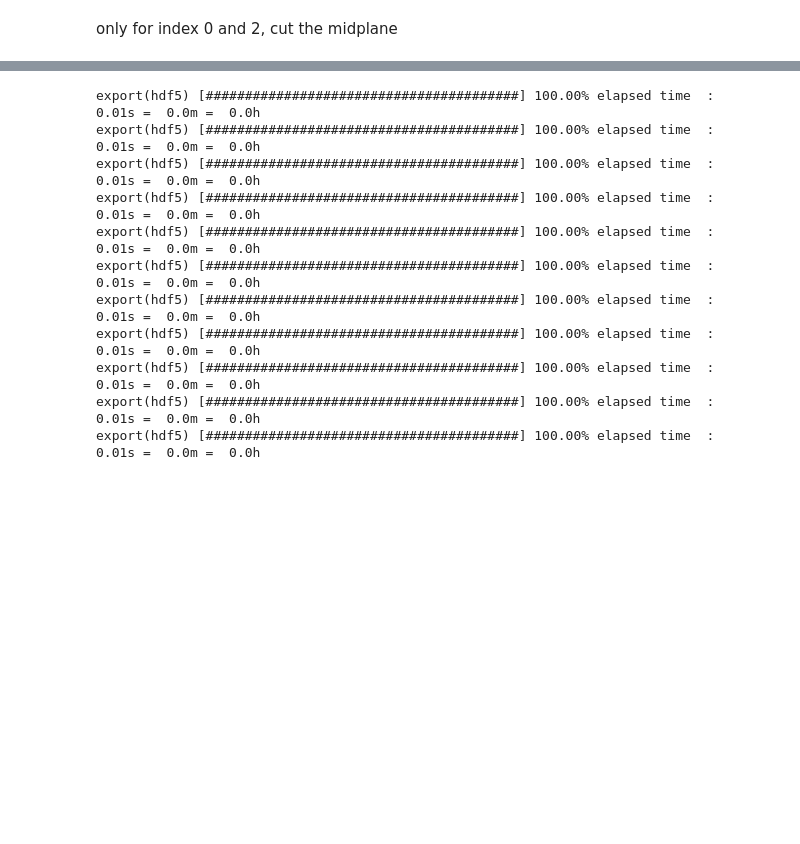
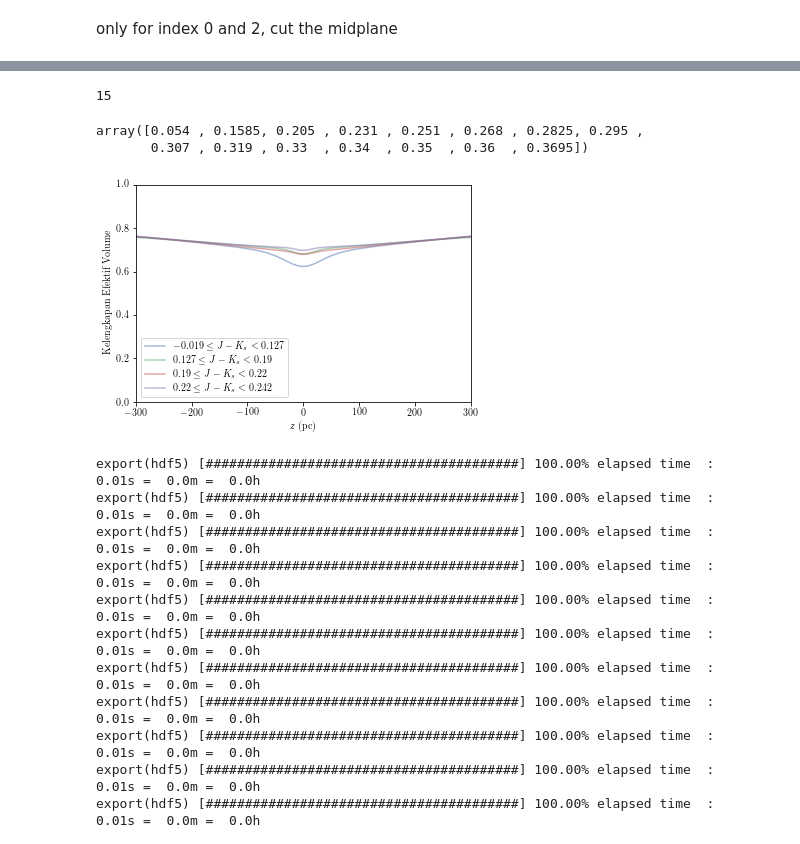
Before and after one commit to Alisyaifudin/Thesis-Project, a Jupyter notebook: 4_Vertical_Number/no/4.3. Effective Volume.ipynb, the cells around one changed output, grey strips where cells are left out. Cells and saved outputs as stored; diff of their text form; code cells hidden in the pictures; blank space fills up the shorter version.

```diff
--- a/4_Vertical_Number/no/4.3. Effective Volume.ipynb
+++ b/4_Vertical_Number/no/4.3. Effective Volume.ipynb
@@ -250,3 +250,34 @@ for i, file in enumerate(files):
+# %%
+len(fracs)
+# %% [output]
+15
+# %%
+import re
+c1, c2 = [], []
+# get the value between () of the file name
+for f in names:
+    c1.append(float(re.findall(r'\((.*?)\)', f)[0]))
+    c2.append(float(re.findall(r'\((.*?)\)', f)[1]))
+c1 = np.array(c1)
+c2 = np.array(c2)
+c = 0.5*(c1+c2)
+c
+# %% [output]
+array([0.054 , 0.1585, 0.205 , 0.231 , 0.251 , 0.268 , 0.2825, 0.295 ,
+       0.307 , 0.319 , 0.33  , 0.34  , 0.35  , 0.36  , 0.3695])
+# %%
+for i, frac in enumerate(fracs[::4]):
+    plt.plot(z, frac, label=r"${}\leq J-K_s < {}$".format(c1[i], c2[i]), alpha=0.5)
+
+plt.ylim(0,1)
+plt.ylabel("Kelengkapan Efektif Volume")
+plt.xlabel(r"$z$ (pc)")
+plt.legend()
+plt.xlim(-Z, Z)
+plt.savefig(join('..', 'img', "fungsi-kelengkapan-efektif-volume.pdf"), dpi=70)
+plt.show()
+# %% [output]
+[figure, added]
 # %%
 for frac, name in zip(fracs, names):
     plt.plot(z, frac)
```
Also changed, not shown: parts of 1 cell of this notebook, 20 other files.
